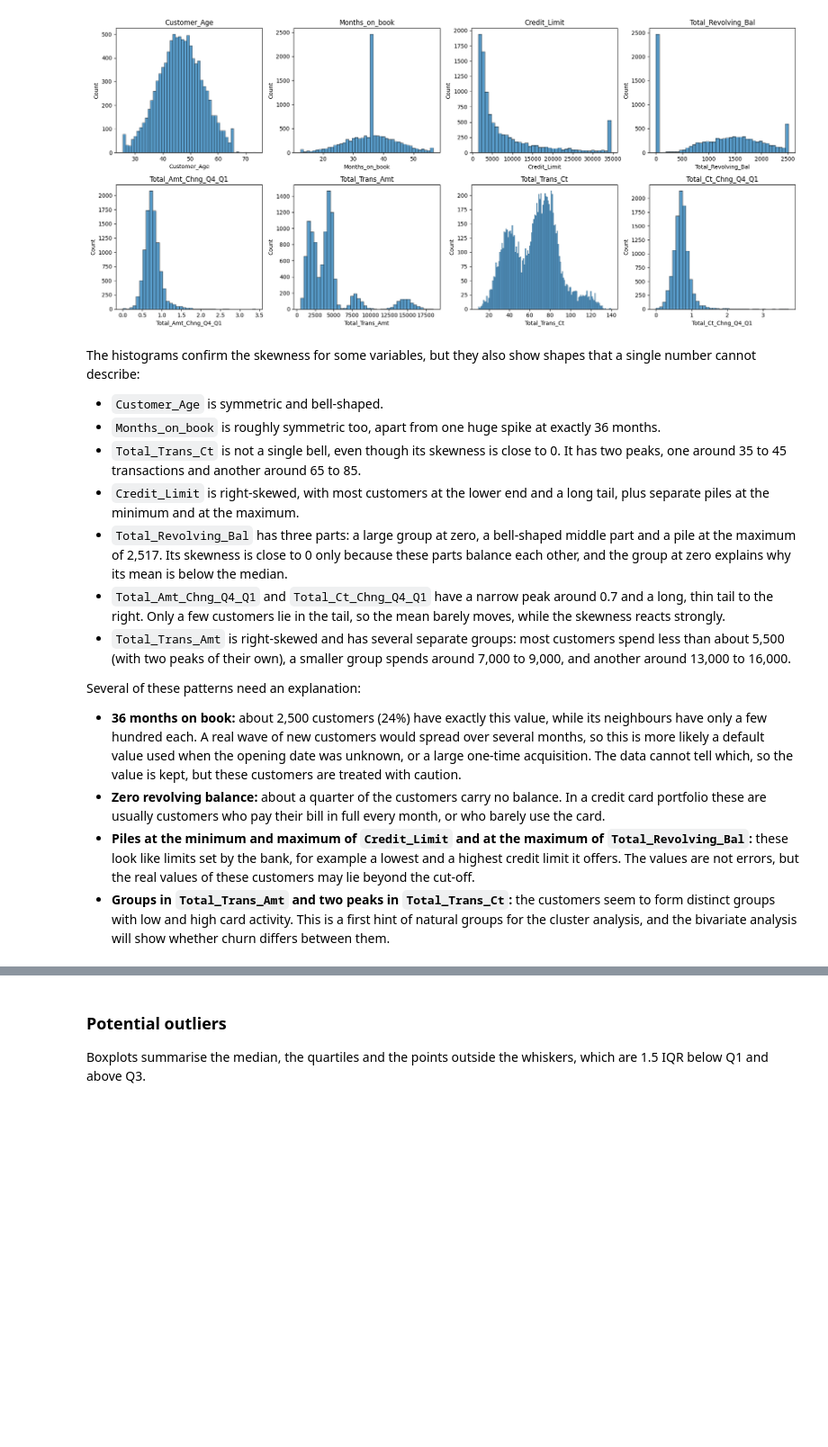
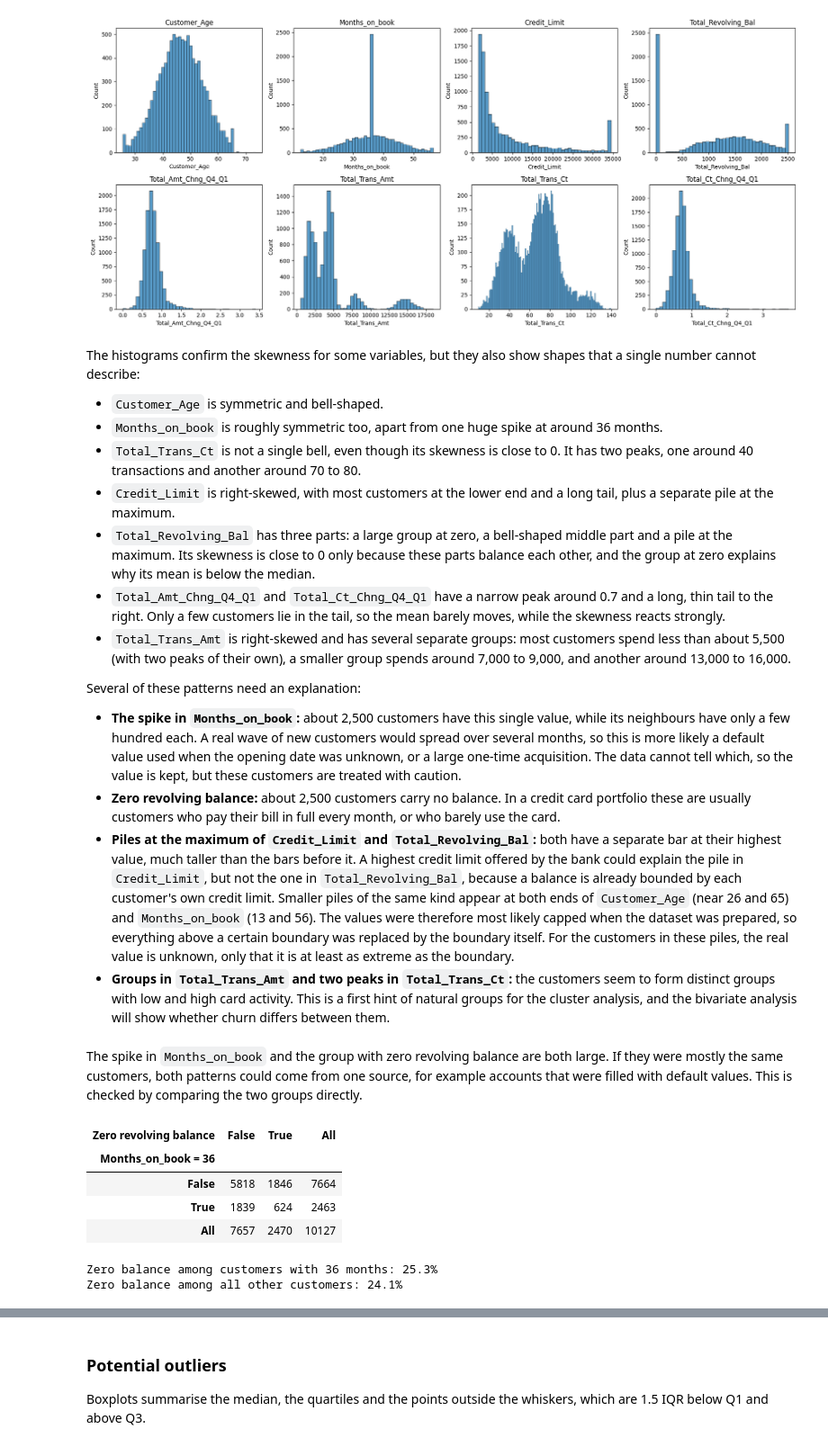
Before and after one commit to d3m1d0s/FoML_projects, a Jupyter notebook: project_1/bankchurners_eda_clustering.ipynb, the cells around one changed output, grey strips where cells are left out. Shown at 90% size. Saved outputs shown, nothing was run; the diff lists cells and outputs as text; code cells hidden in the pictures; blank space fills up the shorter version.

```diff
--- a/project_1/bankchurners_eda_clustering.ipynb
+++ b/project_1/bankchurners_eda_clustering.ipynb
@@ -478,15 +478,34 @@ plt.show()
 # %% [markdown]
 The histograms confirm the skewness for some variables, but they also show shapes that a single number cannot describe:
 - `Customer_Age` is symmetric and bell-shaped.
-- `Months_on_book` is roughly symmetric too, apart from one huge spike at exactly 36 months.
-- `Total_Trans_Ct` is not a single bell, even though its skewness is close to 0. It has two peaks, one around 35 to 45 transactions and another around 65 to 85.
-- `Credit_Limit` is right-skewed, with most customers at the lower end and a long tail, plus separate piles at the minimum and at the maximum.
-- `Total_Revolving_Bal` has three parts: a large group at zero, a bell-shaped middle part and a pile at the maximum of 2,517. Its skewness is close to 0 only because these parts balance each other, and the group at zero explains why its mean is below the median.
+- `Months_on_book` is roughly symmetric too, apart from one huge spike at around 36 months.
+- `Total_Trans_Ct` is not a single bell, even though its skewness is close to 0. It has two peaks, one around 40 transactions and another around 70 to 80.
+- `Credit_Limit` is right-skewed, with most customers at the lower end and a long tail, plus a separate pile at the maximum.
+- `Total_Revolving_Bal` has three parts: a large group at zero, a bell-shaped middle part and a pile at the maximum. Its skewness is close to 0 only because these parts balance each other, and the group at zero explains why its mean is below the median.
 - `Total_Amt_Chng_Q4_Q1` and `Total_Ct_Chng_Q4_Q1` have a narrow peak around 0.7 and a long, thin tail to the right. Only a few customers lie in the tail, so the mean barely moves, while the skewness reacts strongly.
 - `Total_Trans_Amt` is right-skewed and has several separate groups: most customers spend less than about 5,500 (with two peaks of their own), a smaller group spends around 7,000 to 9,000, and another around 13,000 to 16,000.
 
 Several of these patterns need an explanation:
-- **36 months on book:** about 2,500 customers (24%) have exactly this value, while its neighbours have only a few hundred each. A real wave of new customers would spread over several months, so this is more likely a default value used when the opening date was unknown, or a large one-time acquisition. The data cannot tell which, so the value is kept, but these customers are treated with caution.
-- **Zero revolving balance:** about a quarter of the customers carry no balance. In a credit card portfolio these are usually customers who pay their bill in full every month, or who barely use the card.
-- **Piles at the minimum and maximum of `Credit_Limit` and at the maximum of `Total_Revolving_Bal`:** these look like limits set by the bank, for example a lowest and a highest credit limit it offers. The values are not errors, but the real values of these customers may lie beyond the cut-off.
+- **The spike in `Months_on_book`:** about 2,500 customers have this single value, while its neighbours have only a few hundred each. A real wave of new customers would spread over several months, so this is more likely a default value used when the opening date was unknown, or a large one-time acquisition. The data cannot tell which, so the value is kept, but these customers are treated with caution.
+- **Zero revolving balance:** about 2,500 customers carry no balance. In a credit card portfolio these are usually customers who pay their bill in full every month, or who barely use the card.
+- **Piles at the maximum of `Credit_Limit` and `Total_Revolving_Bal`:** both have a separate bar at their highest value, much taller than the bars before it. A highest credit limit offered by the bank could explain the pile in `Credit_Limit`, but not the one in `Total_Revolving_Bal`, because a balance is already bounded by each customer's own credit limit. Smaller piles of the same kind appear at both ends of `Customer_Age` (near 26 and 65) and `Months_on_book` (13 and 56). The values were therefore most likely capped when the dataset was prepared, so everything above a certain boundary was replaced by the boundary itself. For the customers in these piles, the real value is unknown, only that it is at least as extreme as the boundary.
 - **Groups in `Total_Trans_Amt` and two peaks in `Total_Trans_Ct`:** the customers seem to form distinct groups with low and high card activity. This is a first hint of natural groups for the cluster analysis, and the bivariate analysis will show whether churn differs between them.
+# %% [markdown]
+The spike in `Months_on_book` and the group with zero revolving balance are both large. If they were mostly the same customers, both patterns could come from one source, for example accounts that were filled with default values. This is checked by comparing the two groups directly.
+# %%
+spike_36 = df["Months_on_book"] == 36
+zero_balance = df["Total_Revolving_Bal"] == 0
+
+display(pd.crosstab(spike_36, zero_balance, margins=True,
+                    rownames=["Months_on_book = 36"], colnames=["Zero revolving balance"]))
+
+print(f"Zero balance among customers with 36 months: {zero_balance[spike_36].mean() * 100:.1f}%")
+print(f"Zero balance among all other customers: {zero_balance[~spike_36].mean() * 100:.1f}%")
+# %% [output]
+| Zero revolving balance | False | True | All |
+| Months_on_book = 36 |  |  |  |
+| False | 5818 | 1846 | 7664 |
+| True | 1839 | 624 | 2463 |
+| All | 7657 | 2470 | 10127 |
+Zero balance among customers with 36 months: 25.3%
+Zero balance among all other customers: 24.1%
```
Also changed, not shown: parts of 1 cell of this notebook.
